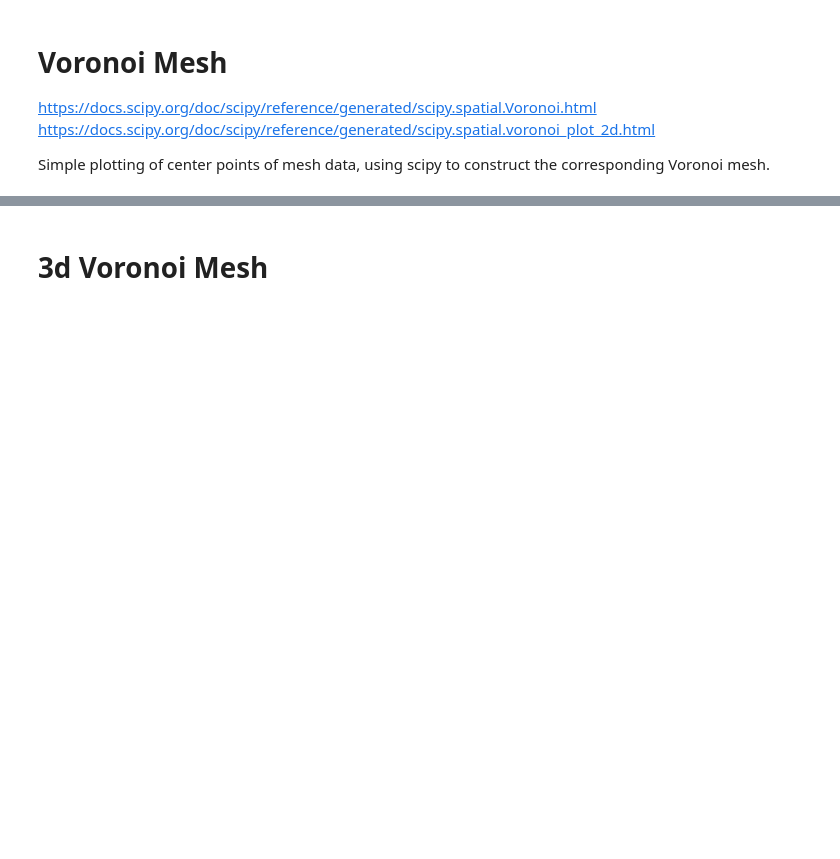
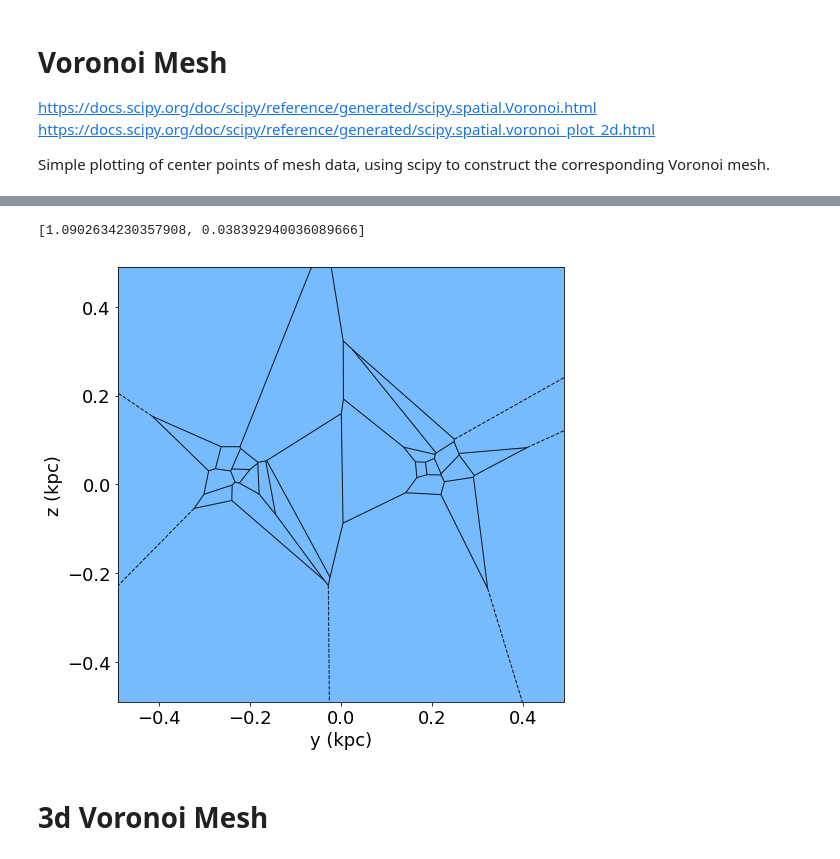
Before and after one commit to seanlabean/PythonProjects, a Jupyter notebook: Astrophysics/voronoi-mesh-scipy.ipynb, the cells around one changed output, grey strips where cells are left out. Drawn from its saved outputs; the diff is of its cells as text; code cells hidden in the pictures; blank space fills up the shorter version.

```diff
--- a/Astrophysics/voronoi-mesh-scipy.ipynb
+++ b/Astrophysics/voronoi-mesh-scipy.ipynb
@@ -59,3 +78,47 @@ plt.close()
+# %%
+import random
+def gauss_2d(mu, sigma):
+    x = random.gauss(mu, sigma)
+    y = random.gauss(0.02, sigma)
+    list_ = []
+    list_.append(x)
+    list_.append(y)
+    return list_
+z=gauss_2d(1.0,0.1)
+print z
+sigma = 0.05
+mu = 0.22
+random.seed(101)
+#points = np.array([[0.0,0.0], [0, 1.5], [-0.01, -0.99], [-2.49, 0.25], [-0.25, 1.0], [1.9, -1.0]])
+points = np.array([gauss_2d(mu,sigma),gauss_2d(mu,sigma),gauss_2d(mu,sigma),gauss_2d(mu,sigma),gauss_2d(mu,sigma),
+                   gauss_2d(mu,sigma),gauss_2d(mu,sigma),gauss_2d(mu,sigma),gauss_2d(mu,sigma),gauss_2d(mu,sigma),
+                   gauss_2d(mu,sigma),gauss_2d(mu,sigma),gauss_2d(mu,sigma),gauss_2d(mu,sigma),gauss_2d(mu,sigma),
+                  gauss_2d(-1.0*mu,sigma),gauss_2d(-1.0*mu,sigma),gauss_2d(-1.0*mu,sigma),gauss_2d(-1.*mu,sigma),gauss_2d(-1.*mu,sigma),
+                   gauss_2d(-1.0*mu,sigma),gauss_2d(-1.0*mu,sigma),gauss_2d(-1.0*mu,sigma),gauss_2d(-1.*mu,sigma),gauss_2d(-1.*mu,sigma),
+                  gauss_2d(-1.0*mu,sigma),gauss_2d(-1.0*mu,sigma),gauss_2d(-1.0*mu,sigma),gauss_2d(-1.*mu,sigma),gauss_2d(-1.*mu,sigma)])
+from scipy.spatial import Voronoi, ConvexHull, voronoi_plot_2d
+vor = Voronoi(points, furthest_site=False, qhull_options="Qbb Qc Qz Gc")
+
+font = {'family' : 'normal',
+        'weight' : 'normal',
+        'size'   : 18}
+
+matplotlib.rc('font', **font)
+
+plt.figure(figsize=(8, 8))
+ax = plt.gca()
+ax.set_facecolor('xkcd:sky blue')
+fig = voronoi_plot_2d(vor,ax,show_vertices=False,line_colors='black',line_width=1, line_alpha=0.9, point_size=0.001)
+
+plt.xlabel('y (kpc)')
+plt.ylabel('z (kpc)')
+plt.xlim(-0.49,0.49)
+plt.ylim(-0.49,0.49)
+plt.show()
+plt.close()
+# %% [output]
+[1.0902634230357908, 0.038392940036089666]
+[figure, added]
 # %% [markdown]
 # 3d Voronoi Mesh
 # %%
```
Also changed, not shown: parts of 2 cells of this notebook, 2 other files.
